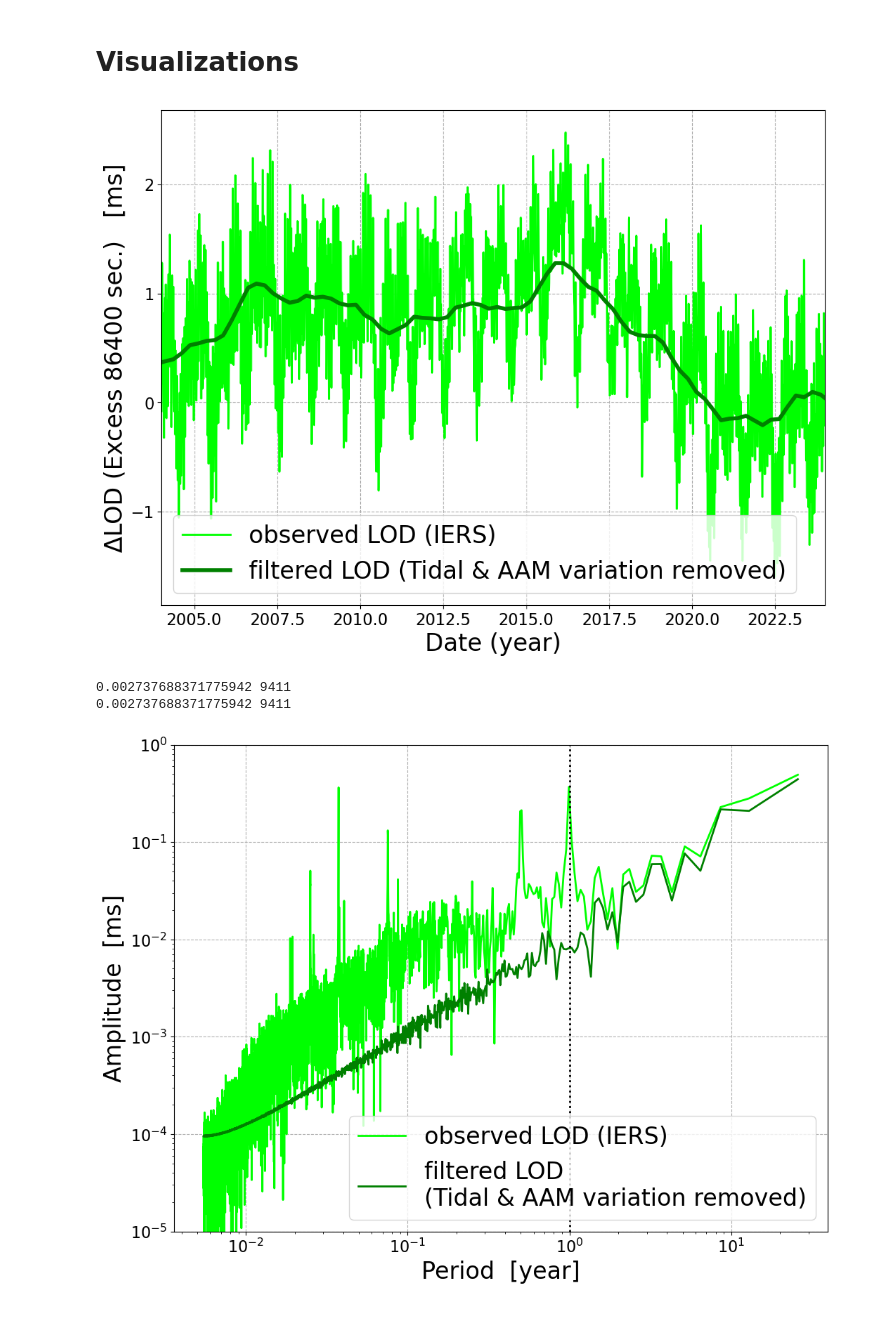
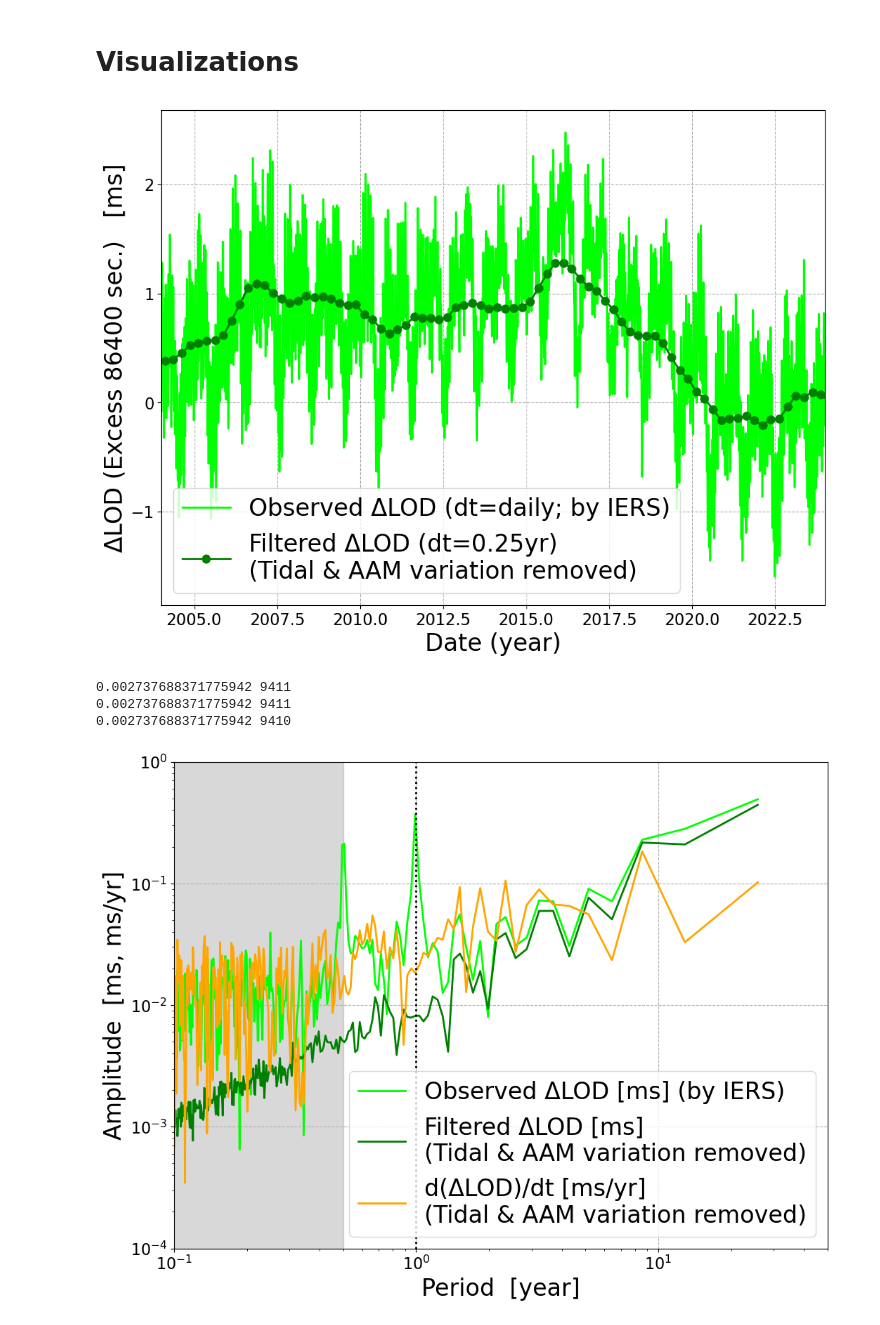
Before and after one commit to satshout/EKF-RNN_B_LOD_LDT, a Jupyter notebook: code/2025_1105_processLODdata.ipynb, the cells around one changed output. Saved outputs shown, nothing was run; the diff lists cells and outputs as text; code cells hidden in the pictures.

```diff
--- a/code/2025_1105_processLODdata.ipynb
+++ b/code/2025_1105_processLODdata.ipynb
@@ -141,7 +88,7 @@ lod_raw_df.head()
 | 3 | 2000 | 1 | 4 | 0.5441 | 0.0258 | 2000-01-04 | 2000.009563 |
 | 4 | 2000 | 1 | 5 | 0.4369 | 0.0243 | 2000-01-05 | 2000.012295 |
 # %%
-read_src = "../MCM2024/raw/iers_C04_daily_rmTidal_2000-2025.lod"
+read_src = "../data/raw/iers_C04_daily_rmTidal_2000-2025.lod"
 lod_rmT_df = read_iers_data(read_src)
 lod_rmT_df.head()
 # %% [output]
@@ -273,9 +243,19 @@ target_times = [1999.1251, 1999.3753, 1999.6254, 1999.8756,
 target_times = np.array(target_times)
 
 # 関数を実行
-lod_raw_qave = interpolate_to_quarterly(lod_raw_df, target_times, value_col='lod')
-lod_rmT_qave = interpolate_to_quarterly(lod_rmT_df, target_times, value_col='lod')
+lod_raw_filtered = get_moving_average(lod_raw_df, lod_rmT_df['Fractional_Year'], value_col='lod')
+lod_rmT_filtered = get_moving_average(lod_rmT_df, lod_rmT_df['Fractional_Year'], value_col='lod')
+lod_rmT_qaverage = get_moving_average(lod_rmT_df, target_times, value_col='lod')
+lod_raw_fquarter = get_sampling(lod_raw_filtered, target_times)
+lod_rmT_fquarter = get_sampling(lod_rmT_filtered, target_times)
 
-display(lod_raw_qave.head())
-display(lod_rmT_qave.head())
+daily = lod_raw_df['Fractional_Year'].diff().mean() # 1 day in year
+DlodDT_rmT_filtered = get_derivative(lod_rmT_filtered, dt=daily, value_col='avg_lod', std_col='std_lod')
+DlodDT_rmT_fquarter = get_sampling(DlodDT_rmT_filtered, target_times) # std is too large due to small dt
+
+DlodDT_rmT_qaverage = get_derivative(lod_rmT_qaverage, dt=0.25, value_col='avg_lod', std_col='std_lod')
+
+display(lod_raw_fquarter)
+display(lod_rmT_fquarter)
+display(DlodDT_rmT_fquarter)
 # %% [output]
@@ -343,10 +390,11 @@ fig, ax = plt.subplots(1, 1, figsize=(12, 9))
 
 ax.plot(lod_raw_df['Fractional_Year'], lod_raw_df['lod'],
         color='lime', linewidth=2.0,
-        label='observed LOD (IERS)')
-ax.plot(lod_rmT_qave.index.values, lod_rmT_qave['avg_lod'],
-        color='green', linewidth=4.0,
-        label='filtered LOD (Tidal & AAM variation removed)')
+        label='Observed ΔLOD (dt=daily; by IERS)')
+
+ax.plot(lod_rmT_fquarter.index.values, lod_rmT_fquarter['avg_lod'],
+        color='green', linewidth=2.0, marker="o", markersize=8,
+        label='Filtered ΔLOD (dt=0.25yr) \n(Tidal & AAM variation removed)')
 
 ax.set_xlim(2004, 2024)
 ax.set_xlabel('Date (year)', fontsize=f_large)
@@ -355,11 +403,10 @@ ax.set_ylabel("ΔLOD (Excess 86400 sec.)   [ms]", fontsize=f_large)
 ax.legend(loc='lower left', fontsize=f_large)
 plt.show()
 # %% [output]
-[figure, old version]
+[figure, new version]
 # %%
 ## FFT
 
-daily = lod_raw_df['Fractional_Year'].diff().mean() # 1 day in year
 N_raw = lod_raw_df['lod'].count()
 print(daily, N_raw)
 raw_fft = np.fft.fft(lod_raw_df['lod'])
@@ -370,7 +417,6 @@ rmT_fft = np.fft.fft(lod_rmT_df['lod'])
 rmT_frq = np.fft.fftfreq(N_raw, d=daily)
 rmT_Amp = abs(rmT_fft/(N_raw/2))
 
-
 # qyrly = 0.2502 # 0.25 yr
 # N_flt = lod_rmT_qave['avg_lod'].count()
 # print(qyrly, N_flt)
@@ -379,42 +425,54 @@ rmT_Amp = abs(rmT_fft/(N_raw/2))
 # flt_Amp = abs(flt_fft/(N_flt/2))
 # failed: samplping rate was not enough for FFT
 
-lod_flt_df = interpolate_to_quarterly(lod_rmT_df, lod_rmT_df['Fractional_Year'], value_col='lod')
-N_flt = lod_flt_df['avg_lod'].count()
+N_flt = lod_rmT_filtered['avg_lod'].count()
 print(daily, N_flt)
-flt_fft = np.fft.fft(lod_flt_df['avg_lod'])
+flt_fft = np.fft.fft(lod_rmT_filtered['avg_lod'])
 flt_frq = np.fft.fftfreq(N_flt, d=daily)
 flt_Amp = abs(flt_fft/(N_flt/2))
 
+
+N_ddt = DlodDT_rmT_filtered['avg_lod'].dropna().count()
+print(daily, N_ddt)
+ddt_fft = np.fft.fft(DlodDT_rmT_filtered['avg_lod'].dropna())
+ddt_frq = np.fft.fftfreq(N_ddt, d=daily)
+ddt_Amp = abs(ddt_fft/(N_ddt/2))
+
 fig, ax = plt.subplots(1, 1, figsize=(12, 9))
-
-
 
 ax.plot(1/raw_frq[1:int(N_raw/2)], raw_Amp[1:int(N_raw/2)],
         color='lime', linewidth=2.0,
-        label="observed LOD (IERS)") #A-f グラフのプロット
+        label="Observed ΔLOD [ms] (by IERS)") #A-f グラフのプロット
 
 # ax.plot(1/rmT_frq[1:int(N_raw/2)], rmT_Amp[1:int(N_raw/2)],
 #         color='cyan', linewidth=2.0,
 #         label="Tidal-removed LOD (IERS)") #A-f グラフのプロット
 
 ax.plot(1/flt_frq[1:int(N_flt/2)], flt_Amp[1:int(N_flt/2)],
         color='green', linewidth=2.0,
-        label='filtered LOD \n(Tidal & AAM variation removed)') #A-f グラフのプロット
+        label='Filtered ΔLOD [ms] \n(Tidal & AAM variation removed)') #A-f グラフのプロット
 
-ymin, ymax = 0.00001, 1
+ax.plot(1/ddt_frq[1:int(N_ddt/2)], ddt_Amp[1:int(N_ddt/2)],
+        color='orange', linewidth=2.0,
+        label='d(ΔLOD)/dt [ms/yr] \n(Tidal & AAM variation removed)') #A-f グラフのプロット
+
+ymin, ymax = 0.0001, 1
 ax.set_ylim(ymin, ymax)
+ax.set_xlim(0.1, 50)
+
 ax.plot((1, 1), (ymin, ymax), color="black", linestyle="dotted")
+ax.fill_betweenx(y=[0.00001, 1], x1=0.01, x2=0.5, color='gray', alpha=0.3)
+# Periods less than 2*dt = 0.5 yr will not be detected by RNN due to the Nyquist frequency
 
 ax.set_xscale('log')
 ax.set_yscale('log')
-#ax.set_ylim(0.001, 1)
 
 ax.set_xlabel("Period  [year]" , fontsize=f_large)
-ax.set_ylabel("Amplitude  [ms]", fontsize=f_large)
+ax.set_ylabel("Amplitude  [ms, ms/yr]", fontsize=f_large)
 ax.legend(loc='lower right', fontsize=f_large)
 plt.show()
 # %% [output]
 0.002737688371775942 9411
 0.002737688371775942 9411
+0.002737688371775942 9410
-[figure, old version]
+[figure, new version]
```
Also changed, not shown: parts of 12 cells of this notebook, 2 other files.
